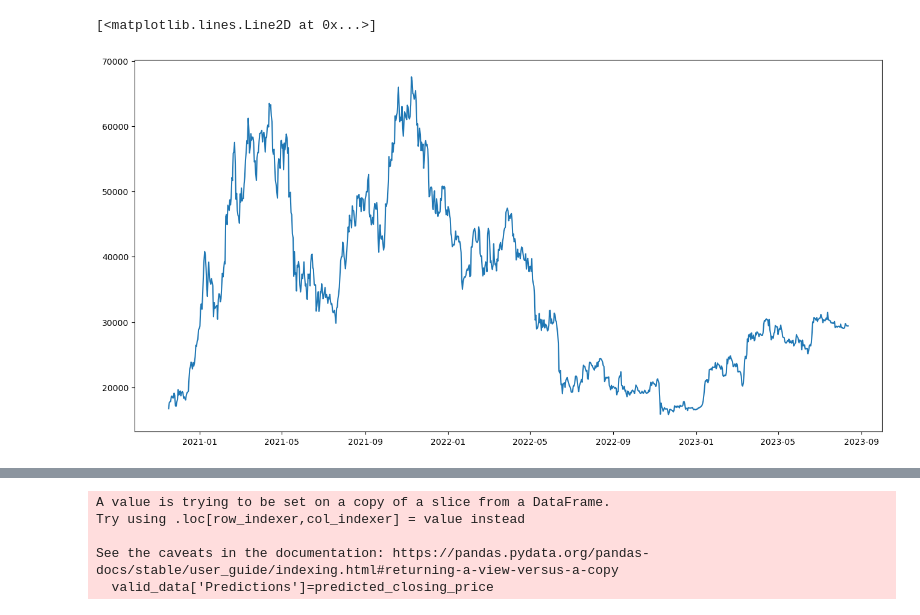
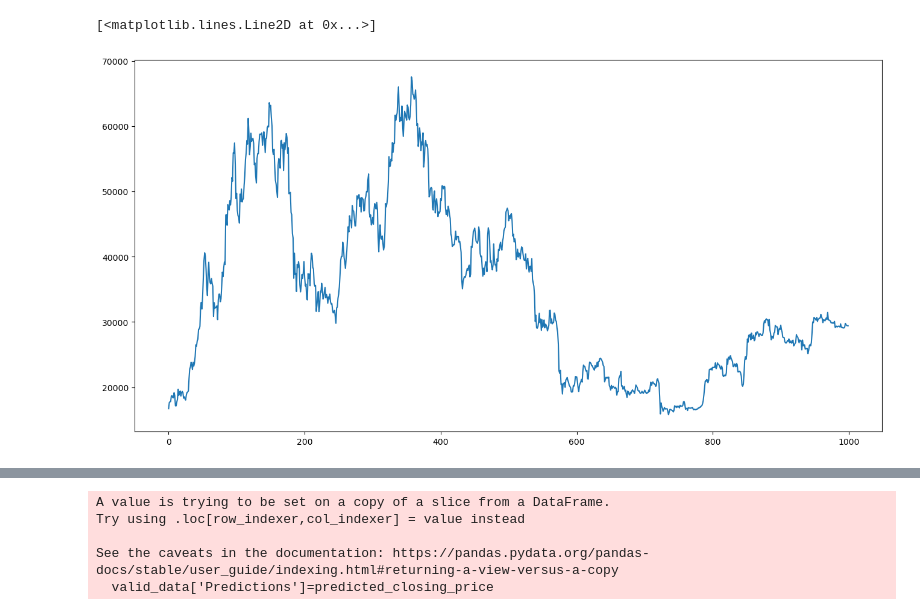
Before and after one commit to phatng45/Stock-prediction, a Jupyter notebook: codes/LSTM.ipynb, the cells around one changed output, grey strips where cells are left out. Drawn from its saved outputs; the diff is of its cells as text; code cells hidden in the pictures.

Commit message:
update model to use binance's api instead of file

```diff
--- a/codes/LSTM.ipynb
+++ b/codes/LSTM.ipynb
@@ -23,12 +13,18 @@ df.head()
-# %%
-df["Date"]=pd.to_datetime(df.Date,format="%Y-%m-%d")
-df.index=df['Date']
-
-plt.figure(figsize=(16,8))
-plt.plot(df["Close"],label='Close Price history')
-# %% [output]
-[<matplotlib.lines.Line2D at 0x...>]
-[figure, removed]
+# %%
+import ccxt
+binance = ccxt.binance()
+symbol = 'BTC/USDT'
+
+ohlcv = binance.fetch_ohlcv(symbol, '1d', limit=1000)
+df = pd.DataFrame(ohlcv, columns=['timestamp', 'open', 'high', 'low', 'close', 'volume'])
+df['timestamp'] = pd.to_datetime(df['timestamp'], unit='ms')
+
+
+plt.figure(figsize=(16,8))
+plt.plot(df["close"],label='close Price history')
+# %% [output]
+[<matplotlib.lines.Line2D at 0x...>]
+[figure, added]
 # %%
 from keras.models import Sequential
 from keras.layers import LSTM,Dropout,Dense
```
Also changed, not shown: parts of 4 cells of this notebook, 7 other files.
